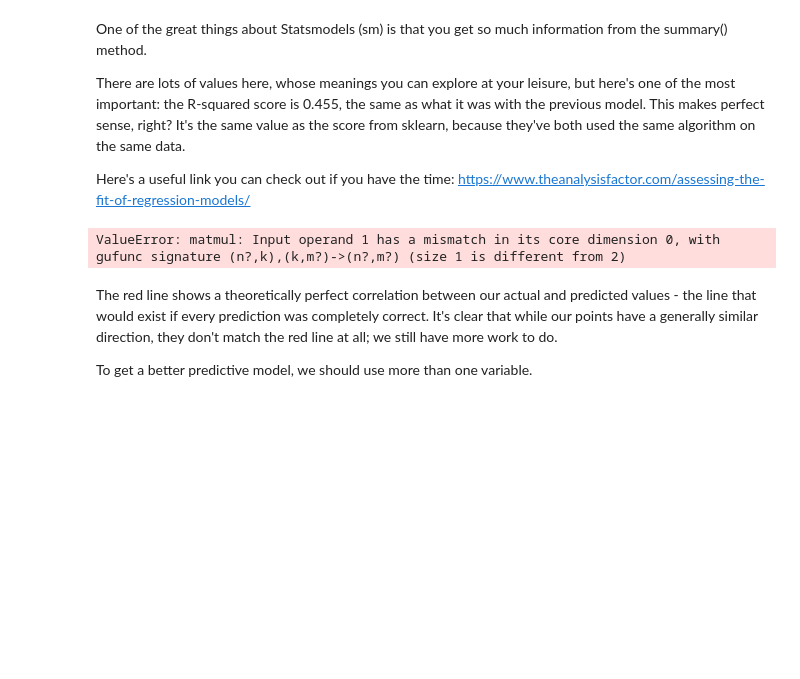
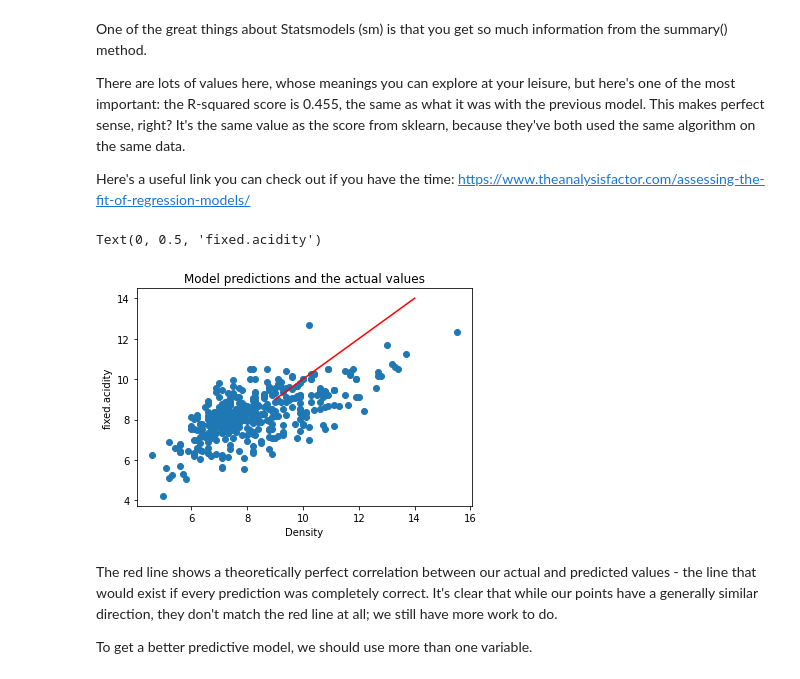
Before and after one commit to abhiram540/Linear-Regression-Case-Study, a Jupyter notebook: Springboard Regression Case Study - the Red Wine Dataset - Tier 3.ipynb, the cells around one changed output. Cells and saved outputs as stored; diff of their text form; code cells hidden in the pictures; blank space fills up the shorter version.

Commit message:
Modeling
Making multiple linear regression models

```diff
--- a/Springboard Regression Case Study - the Red Wine Dataset - Tier 3.ipynb
+++ b/Springboard Regression Case Study - the Red Wine Dataset - Tier 3.ipynb
@@ -374,19 +374,22 @@ There are lots of values here, whose meanings you can explore at your leisure, b
 Here's a useful link you can check out if you have the time: https://www.theanalysisfactor.com/assessing-the-fit-of-regression-models/
 # %%
 # Let's use our new model to make predictions of the dependent variable y. Use predict(), and plug in X_test as the parameter
-y_pred = rModel.predict(X_test)
+y_pred = result.predict(X_test)
-# %% [output]
-ValueError: matmul: Input operand 1 has a mismatch in its core dimension 0, with gufunc signature (n?,k),(k,m?)->(n?,m?) (size 1 is different from 2)
 # %%
 # Plot the predictions
 # Build a scatterplot
-_ _ _
+plt.scatter(y_test,y_pred)
 
 # Add a line for perfect correlation. Can you see what this line is doing? Use plot()
-_ _ _
+plt.plot([x for x in range(9,15)],[x for x in range(9,15)], color='red')
 
 # Label it nicely
-_ _ _
+plt.title("Model predictions and the actual values")
+plt.xlabel("Density")
+plt.ylabel("fixed.acidity")
+# %% [output]
+Text(0, 0.5, 'fixed.acidity')
+[figure, added]
 # %% [markdown]
 The red line shows a theoretically perfect correlation between our actual and predicted values - the line that would exist if every prediction was completely correct. It's clear that while our points have a generally similar direction, they don't match the red line at all; we still have more work to do.
 
```
Also changed, not shown: parts of 11 cells of this notebook.
